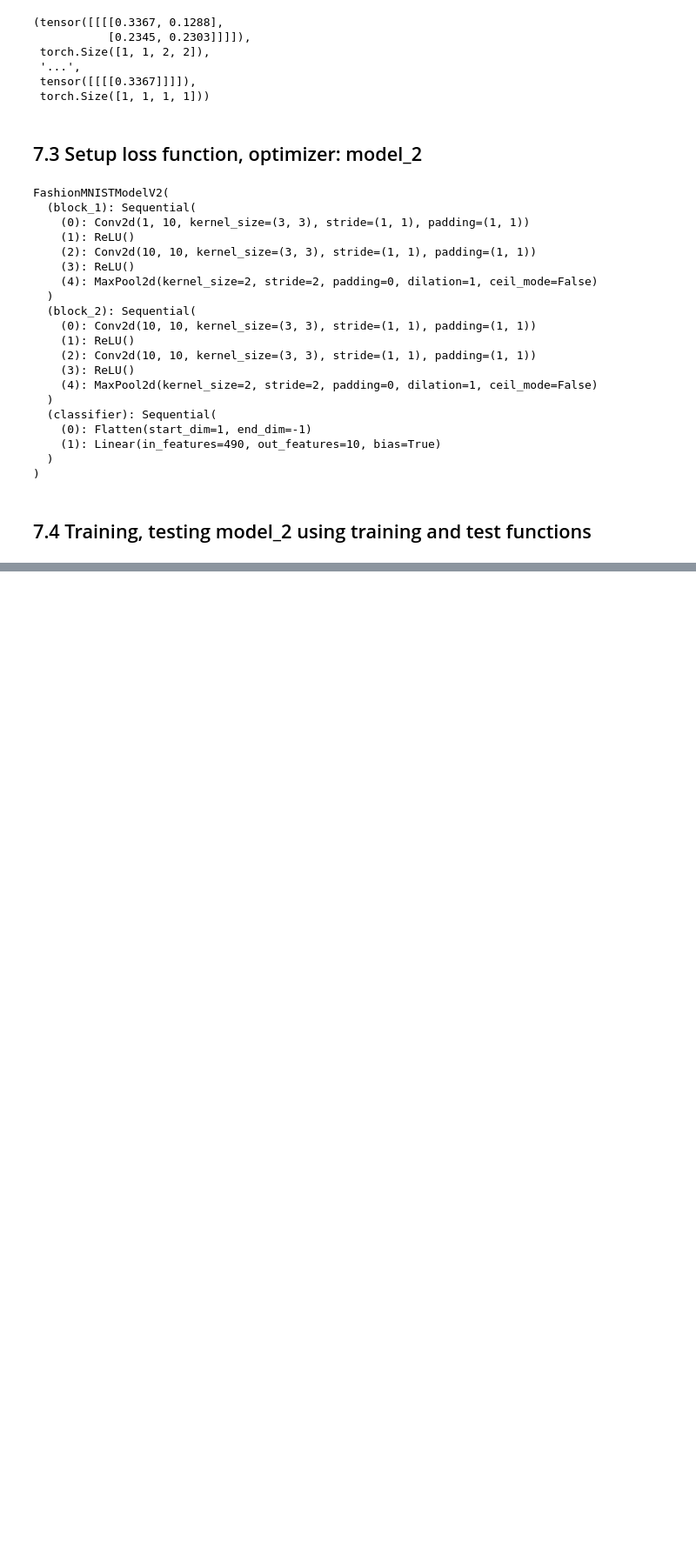
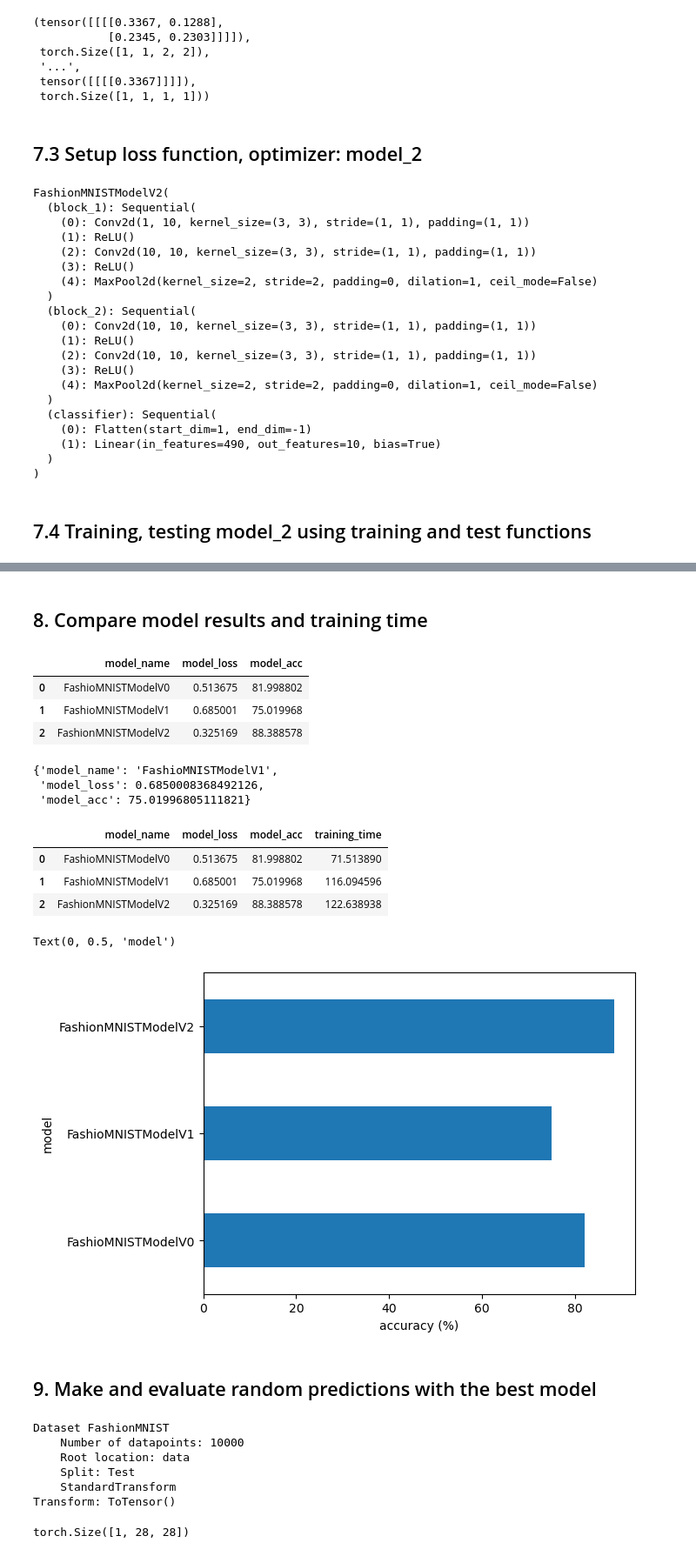
Before and after one commit to padrigon-lynbert/Learning_toorch, a Jupyter notebook: 05 computer_vision_video.ipynb, the cells around one changed output, grey strips where cells are left out. Shown at 87% size. Drawn from its saved outputs; the diff is of its cells as text; code cells hidden in the pictures; blank space fills up the shorter version.

Commit message:
successfully created this computer vision model with 0.88 acc

```diff
--- a/05 computer_vision_video.ipynb
+++ b/05 computer_vision_video.ipynb
@@ -984,0 +985,43 @@ model_2_results
+# %% [markdown]
+## 8. Compare model results and training time
+# %%
+import pandas as pd
+
+compare_results = pd.DataFrame([model_0_results,
+                               model_1_results,
+                               model_2_results])
+
+compare_results
+# %% [output]
+|  | model_name | model_loss | model_acc |
+| 0 | FashioMNISTModelV0 | 0.513675 | 81.998802 |
+| 1 | FashioMNISTModelV1 | 0.685001 | 75.019968 |
+| 2 | FashionMNISTModelV2 | 0.325169 | 88.388578 |
+# %%
+model_1_results
+# %% [output]
+{'model_name': 'FashioMNISTModelV1',
+ 'model_loss': 0.6850008368492126,
+ 'model_acc': 75.01996805111821}
+# %%
+# add training time to result comparison
+compare_results["training_time"] = [total_train_time_model_0,
+                                    total_train_time_model_1,
+                                    total_train_time_model_2]
+
+compare_results
+# %% [output]
+|  | model_name | model_loss | model_acc | training_time |
+| 0 | FashioMNISTModelV0 | 0.513675 | 81.998802 | 71.513890 |
+| 1 | FashioMNISTModelV1 | 0.685001 | 75.019968 | 116.094596 |
+| 2 | FashionMNISTModelV2 | 0.325169 | 88.388578 | 122.638938 |
+# %%
+# visualize model results
+compare_results.set_index("model_name")["model_acc"].plot(kind="barh")
+plt.xlabel("accuracy (%)")
+plt.ylabel("model")
+# %% [output]
+Text(0, 0.5, 'model')
+[figure, added]
+# %% [markdown]
+## 9. Make and evaluate random predictions with the best model
@@ -984,0 +1051,21 @@ model_2_results
+# %%
+test_data
+# %% [output]
+Dataset FashionMNIST
+    Number of datapoints: 10000
+    Root location: data
+    Split: Test
+    StandardTransform
+Transform: ToTensor()
+# %%
+import random
+# random.seed(42)
+test_samples = []
+test_labels = []
+for sample, label in random.sample(list(test_data), k=9):
+    test_samples.append(sample)
+    test_labels.append(label)
+
+test_samples[0].shape
+# %% [output]
+torch.Size([1, 28, 28])
```
Also changed, not shown: parts of 20 cells of this notebook, 1 other file.
